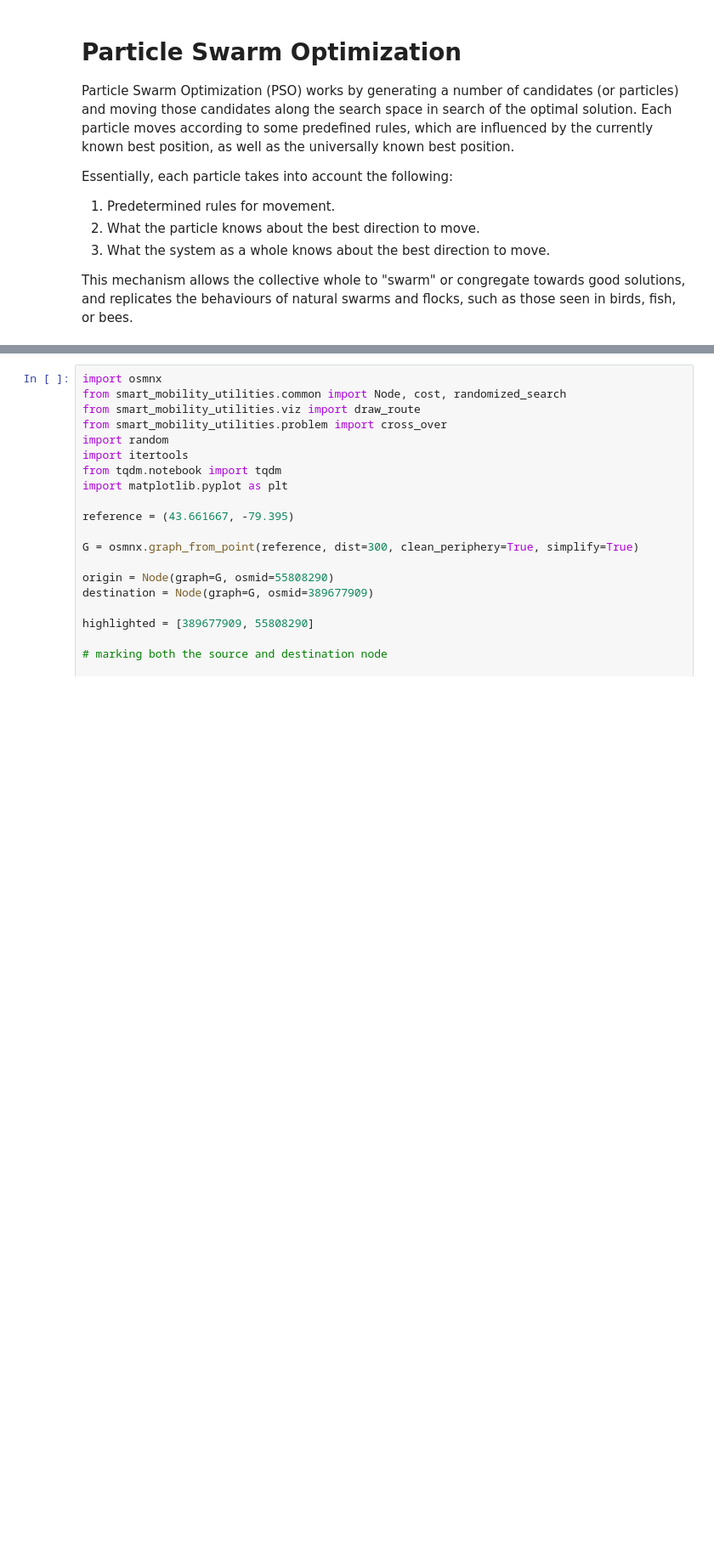
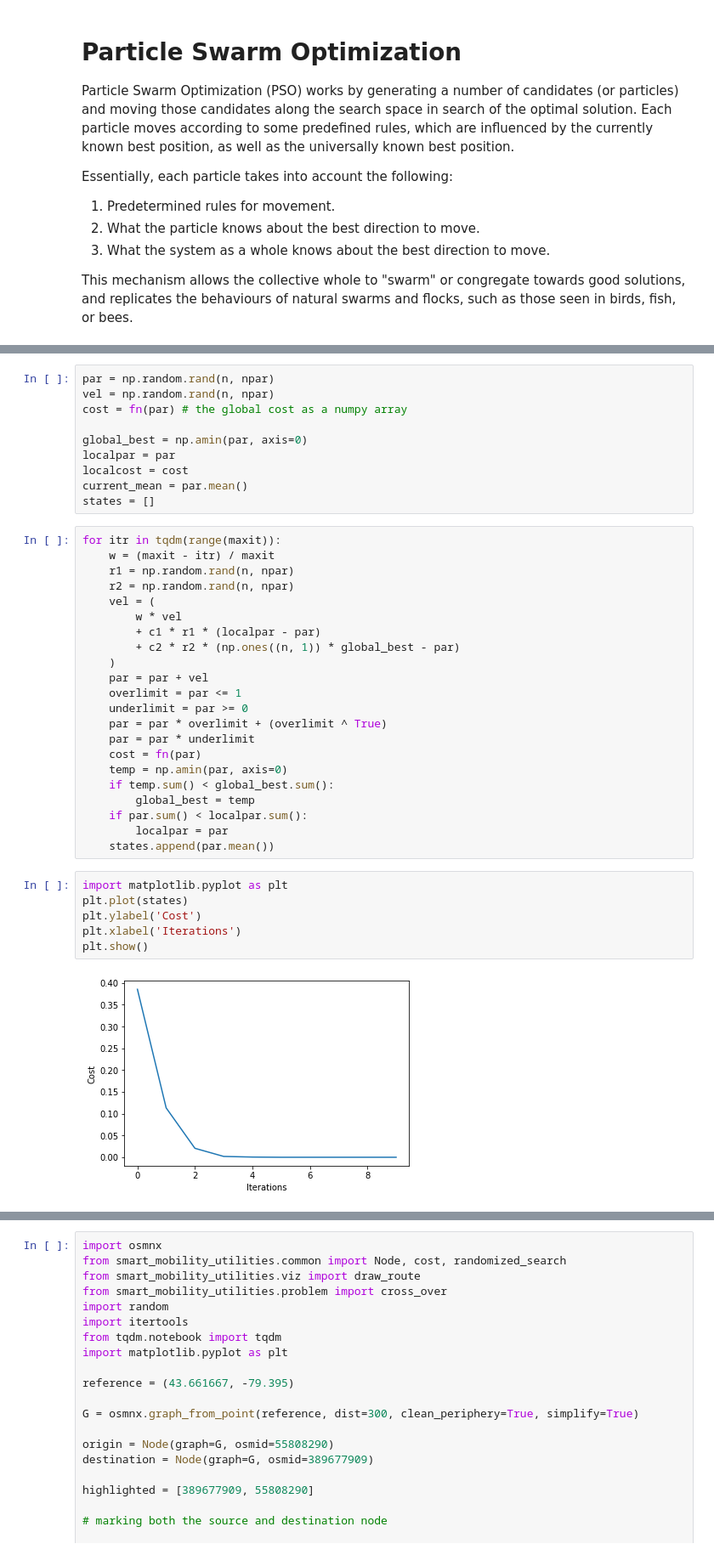
Before and after one commit to SmartMobilityAlgorithms/book, a Jupyter notebook: content/SwarmIntelligenceAlgorithms/ParticleSwarmOptimization.ipynb, the cells around one changed output, grey strips where cells are left out. Shown: that part at 85% size. Cells and saved outputs as stored; diff of their text form; blank space fills up the shorter version.

```diff
--- a/content/SwarmIntelligenceAlgorithms/ParticleSwarmOptimization.ipynb
+++ b/content/SwarmIntelligenceAlgorithms/ParticleSwarmOptimization.ipynb
@@ -11,0 +36,40 @@ This mechanism allows the collective whole to "swarm" or congregate towards good
+# %%
+par = np.random.rand(n, npar)
+vel = np.random.rand(n, npar)
+cost = fn(par) # the global cost as a numpy array
+
+global_best = np.amin(par, axis=0)
+localpar = par
+localcost = cost
+current_mean = par.mean()
+states = []
+# %%
+for itr in tqdm(range(maxit)):
+    w = (maxit - itr) / maxit
+    r1 = np.random.rand(n, npar)
+    r2 = np.random.rand(n, npar)
+    vel = (
+        w * vel
+        + c1 * r1 * (localpar - par)
+        + c2 * r2 * (np.ones((n, 1)) * global_best - par)
+    )
+    par = par + vel
+    overlimit = par <= 1
+    underlimit = par >= 0
+    par = par * overlimit + (overlimit ^ True)
+    par = par * underlimit
+    cost = fn(par)
+    temp = np.amin(par, axis=0)
+    if temp.sum() < global_best.sum():
+        global_best = temp
+    if par.sum() < localpar.sum():
+        localpar = par
+    states.append(par.mean())
+# %%
+import matplotlib.pyplot as plt
+plt.plot(states)
+plt.ylabel('Cost')
+plt.xlabel('Iterations')
+plt.show()
+# %% [output]
+[figure, added]
```
Also changed, not shown: parts of 8 cells of this notebook, 9 other files.
